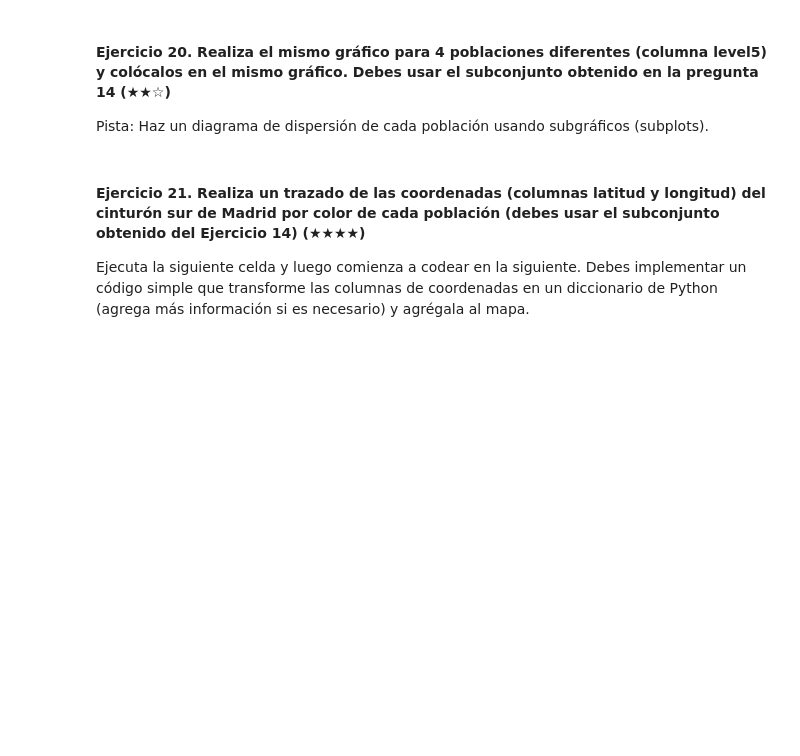
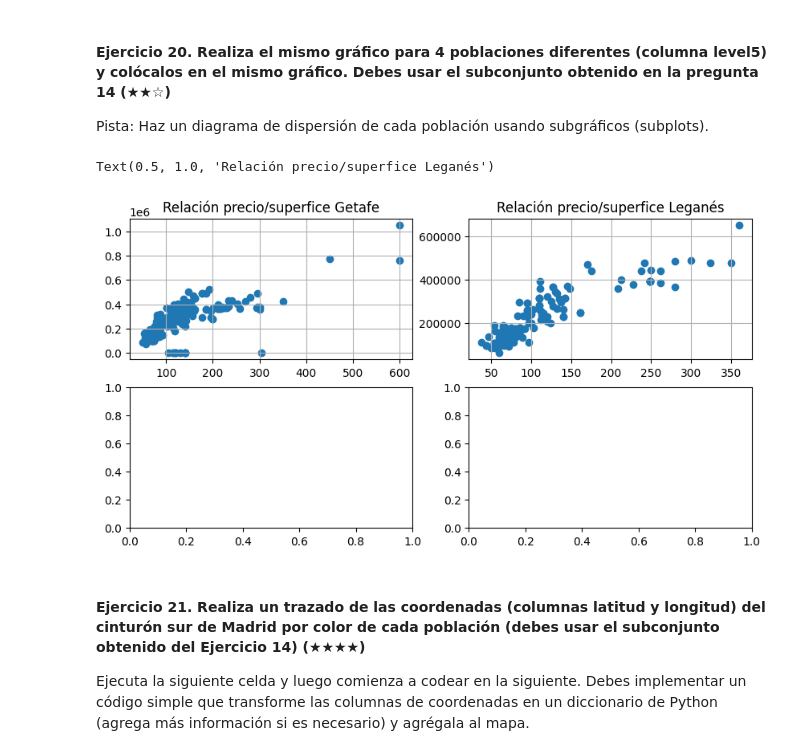
Before and after one commit to XaviCarrera/real_state-exercise_final, a Jupyter notebook: project.es.ipynb, the cells around one changed output. Saved outputs shown, nothing was run; the diff lists cells and outputs as text; code cells hidden in the pictures; blank space fills up the shorter version.

```diff
--- a/project.es.ipynb
+++ b/project.es.ipynb
@@ -388,7 +409,25 @@ Pista: Crea una nueva columna llamada `pps` (price per square en inglés) y lueg
 #### Ejercicio 20. Realiza el mismo gráfico para 4 poblaciones diferentes (columna level5) y colócalos en el mismo gráfico. Debes usar el subconjunto obtenido en la pregunta 14 (★★☆)
 Pista: Haz un diagrama de dispersión de cada población usando subgráficos (subplots).
 # %%
-# TODO
+
+fig, ((ax1, ax2), (ax3, ax4)) = plt.subplots(nrows=2, ncols= 2, figsize=(10, 5))
+
+# subgráfico Getafe
+x1=cinturón_sur.loc[cinturón_sur['level5']== 'Getafe','surface']
+y1=cinturón_sur.loc[cinturón_sur['level5']== 'Getafe','price']
+ax1.scatter(x1, y1)
+ax1.grid()
+ax1.set_title('Relación precio/superfice Getafe')
+
+# Segundo Leganés
+x2=cinturón_sur.loc[cinturón_sur['level5']== 'Leganés','surface']
+y2=cinturón_sur.loc[cinturón_sur['level5']== 'Leganés','price']
+ax2.scatter(x2, y2)
+ax2.grid()
+ax2.set_title('Relación precio/superfice Leganés')
+# %% [output]
+Text(0.5, 1.0, 'Relación precio/superfice Leganés')
+[figure, added]
 # %% [markdown]
 #### Ejercicio 21. Realiza un trazado de las coordenadas (columnas latitud y longitud) del cinturón sur de Madrid por color de cada población (debes usar el subconjunto obtenido del Ejercicio 14) (★★★★)
 
```
Also changed, not shown: parts of 3 cells of this notebook.
